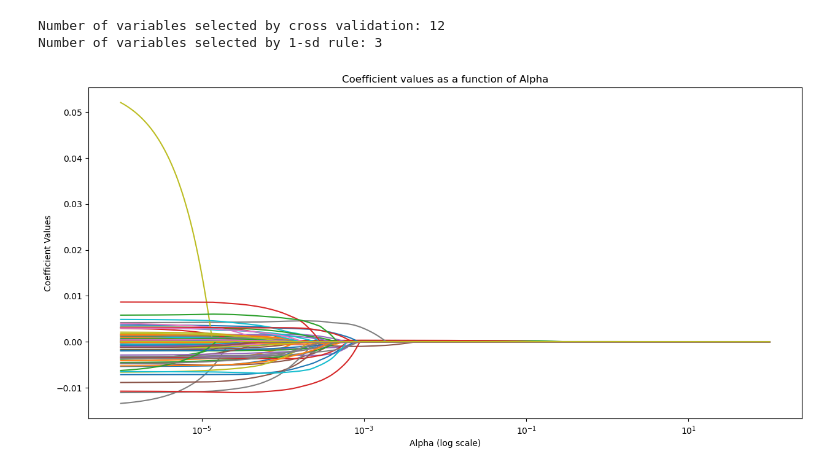
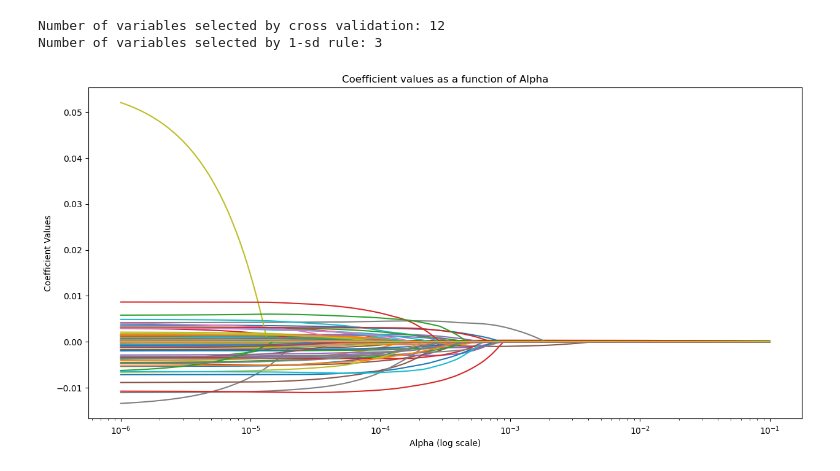
Before and after one commit to alanwake47/busn-41204-machine-learning, a Jupyter notebook: week5/hw4/hw4_ml.ipynb, the cells around one changed output. Cells and saved outputs as stored; diff of their text form; code cells hidden in the pictures.

```diff
--- a/week5/hw4/hw4_ml.ipynb
+++ b/week5/hw4/hw4_ml.ipynb
@@ -233,20 +233,20 @@ Number of variables selected by cross validation: 12
 Number of variables selected by 1-sd rule: 3
 # %%
 # Plot coefficient values as a function of alpha
-alphas = np.logspace(-6, 2, 1000)
+alphas = np.logspace(-6, -1, 1000)
 coefs = []
 from sklearn.linear_model import Lasso
 for alpha in alphas:
     reg = Lasso(alpha=alpha, max_iter=10000)
     reg.fit(X, y)
     coefs.append(reg.coef_)
 
 plt.figure(figsize=(15,7))
 plt.plot(alphas, coefs)
 plt.xscale("log")
 plt.xlabel("Alpha (log scale)")
 plt.ylabel("Coefficient Values")
 plt.title("Coefficient values as a function of Alpha")
 plt.show()
 # %% [output]
-[figure, old version]
+[figure, new version]
```
Also changed, not shown: 3 other files.
